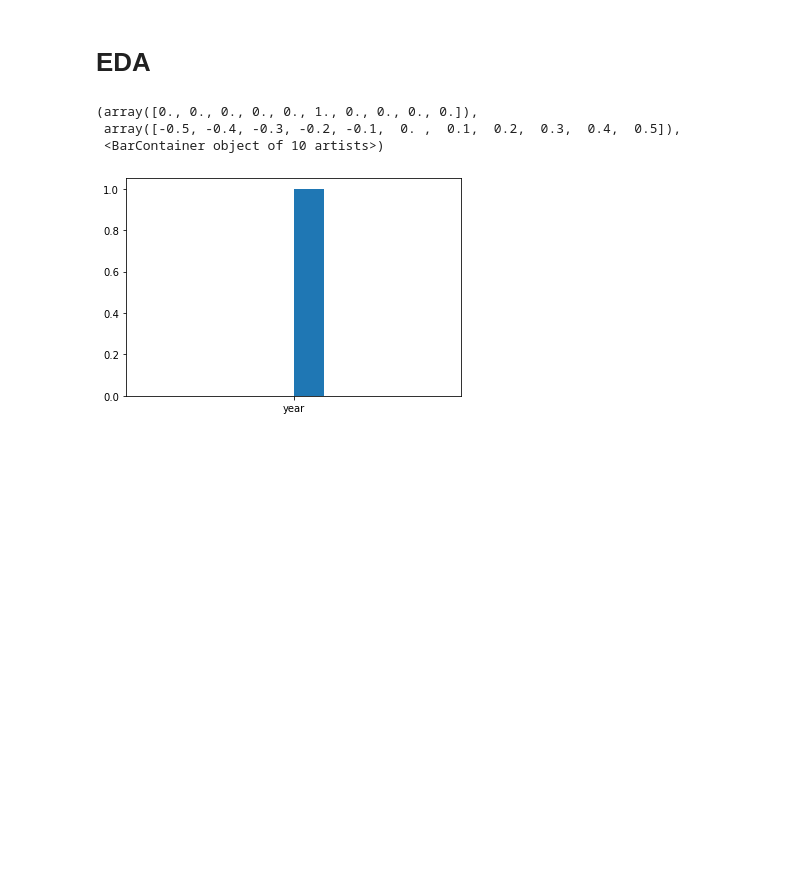
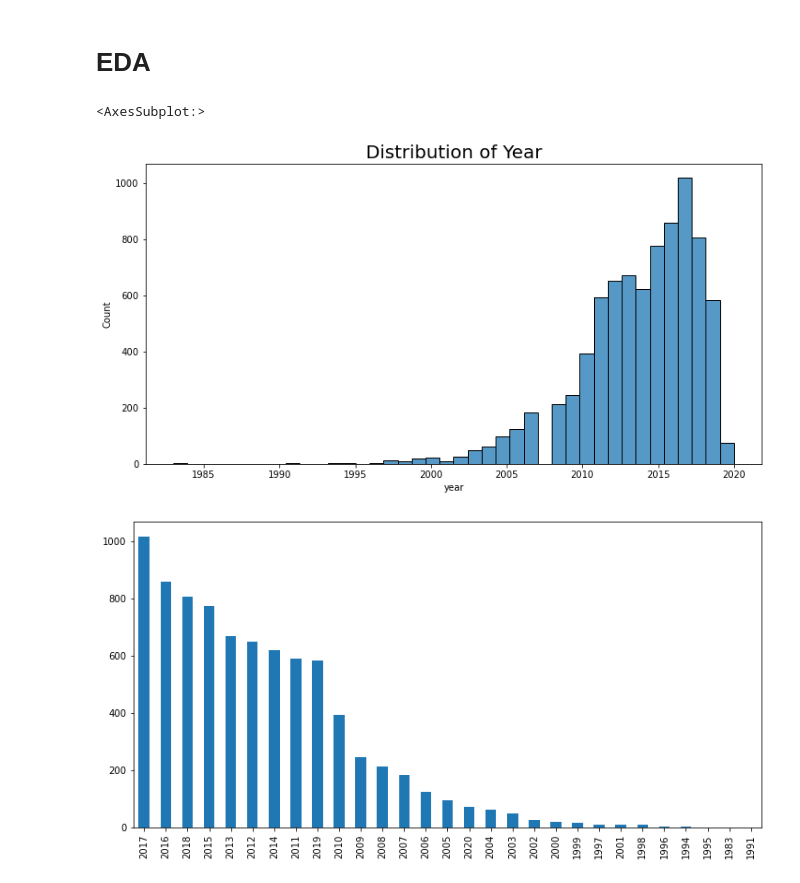
Before and after one commit to Sialsanwal/Data-Science, a Jupyter notebook: Machine learning Model/Regression Model/Project 1/Car Price EDA.ipynb, the cells around one changed output. Saved outputs shown, nothing was run; the diff lists cells and outputs as text; code cells hidden in the pictures; blank space fills up the shorter version.

```diff
--- a/Machine learning Model/Regression Model/Project 1/Car Price EDA.ipynb
+++ b/Machine learning Model/Regression Model/Project 1/Car Price EDA.ipynb
@@ -110,10 +110,13 @@ df.describe().T
 | seats | 7907.0 | 5.416719 | 0.959588 | 2.0 | 5.0 | 5.0 | 5.0 | 14.0 |
 # %% [markdown]
 # EDA
-# %%
-sns.histplot(data=)
-# %% [output]
-(array([0., 0., 0., 0., 0., 1., 0., 0., 0., 0.]),
- array([-0.5, -0.4, -0.3, -0.2, -0.1,  0. ,  0.1,  0.2,  0.3,  0.4,  0.5]),
- <BarContainer object of 10 artists>)
-[figure, removed]
+# %%
+plt.figure(figsize=(12,6))
+sns.histplot(data=df,x=df.year,bins=40)
+plt.title("Distribution of Year",fontsize=20)
+plt.figure(figsize=(12,6))
+df.year.value_counts().plot(kind='bar')
+# %% [output]
+<AxesSubplot:>
+[figure, added]
+[figure, added]
```
Also changed, not shown: parts of 2 cells of this notebook.
